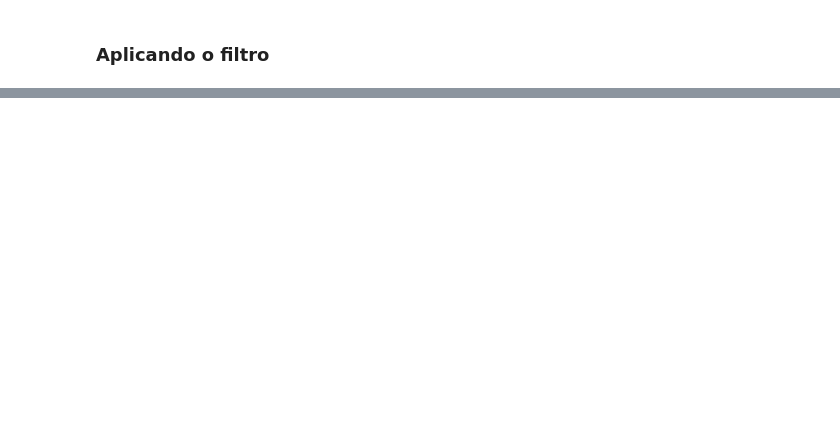
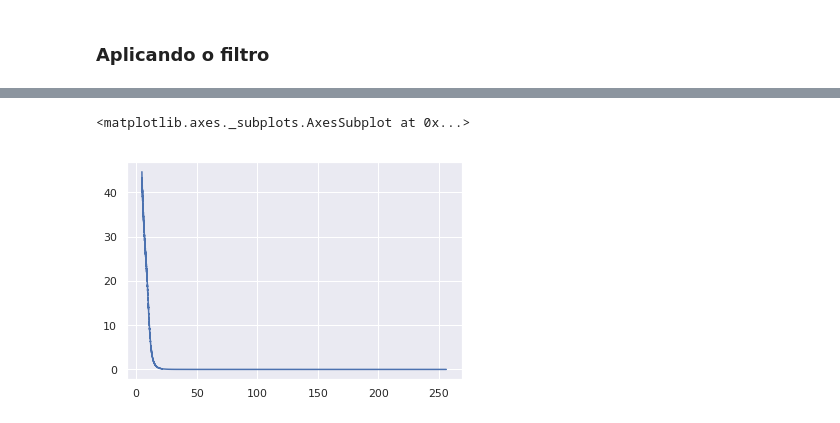
Before and after one commit to TNanukem/neural_analysis, a Jupyter notebook: Neural Analysis.ipynb, the cells around one changed output, grey strips where cells are left out. Saved outputs shown, nothing was run; the diff lists cells and outputs as text; code cells hidden in the pictures; blank space fills up the shorter version.

```diff
--- a/Neural Analysis.ipynb
+++ b/Neural Analysis.ipynb
@@ -210,0 +215,5 @@ knn_filtered
+# %%
+sns.lineplot(X[500:],Y[500:])
+# %% [output]
+<matplotlib.axes._subplots.AxesSubplot at 0x...>
+[figure, added]
```
Also changed, not shown: parts of 17 cells of this notebook, 5 other files.
